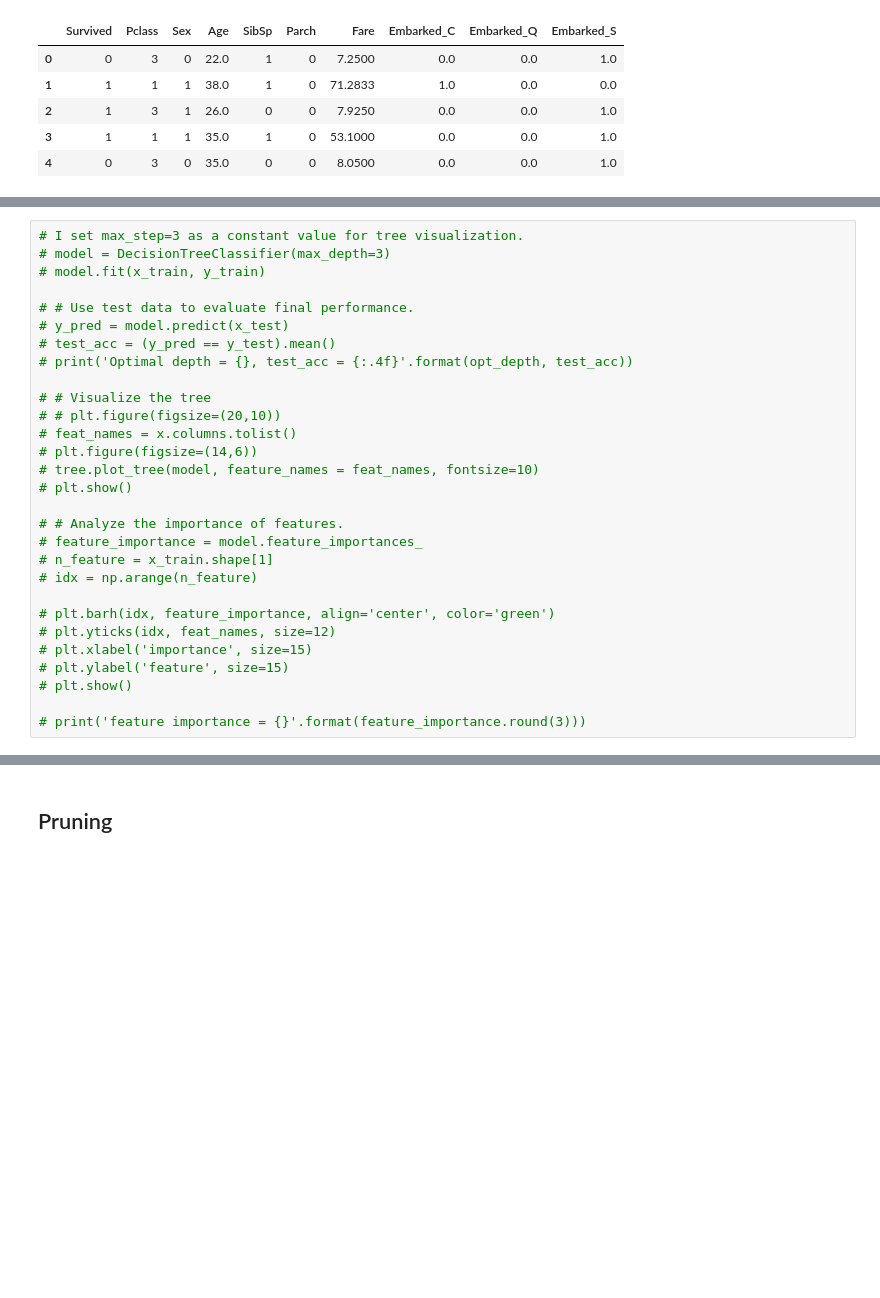
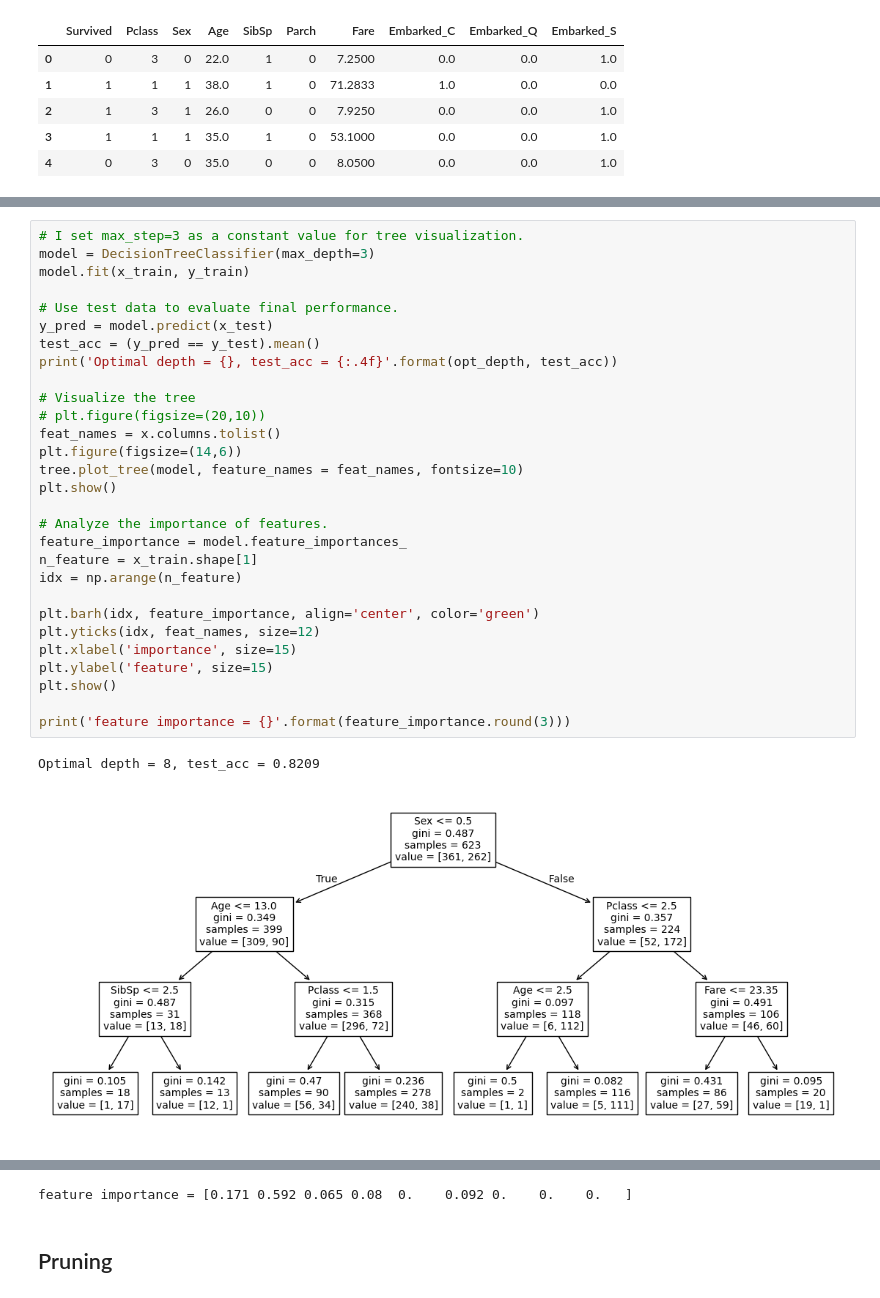
Before and after one commit to antheaxw/1-DAC-Curriculum, a Jupyter notebook: DAC-006_Machine_Learning/DAC-006-Intro_to_ML_Session_2_Student.ipynb, the cells around one changed output, grey strips where cells are left out. Cells and saved outputs as stored; diff of their text form; blank space fills up the shorter version.

```diff
--- a/DAC-006_Machine_Learning/DAC-006-Intro_to_ML_Session_2_Student.ipynb
+++ b/DAC-006_Machine_Learning/DAC-006-Intro_to_ML_Session_2_Student.ipynb
@@ -231,29 +241,32 @@ df.head()
 # %%
 # I set max_step=3 as a constant value for tree visualization.
-# model = DecisionTreeClassifier(max_depth=3)
-# model.fit(x_train, y_train)
+model = DecisionTreeClassifier(max_depth=3)
+model.fit(x_train, y_train)
 
-# # Use test data to evaluate final performance.
-# y_pred = model.predict(x_test)
-# test_acc = (y_pred == y_test).mean()
-# print('Optimal depth = {}, test_acc = {:.4f}'.format(opt_depth, test_acc))
+# Use test data to evaluate final performance.
+y_pred = model.predict(x_test)
+test_acc = (y_pred == y_test).mean()
+print('Optimal depth = {}, test_acc = {:.4f}'.format(opt_depth, test_acc))
 
-# # Visualize the tree
-# # plt.figure(figsize=(20,10))
-# feat_names = x.columns.tolist()
-# plt.figure(figsize=(14,6))
-# tree.plot_tree(model, feature_names = feat_names, fontsize=10)
-# plt.show()
+# Visualize the tree
+# plt.figure(figsize=(20,10))
+feat_names = x.columns.tolist()
+plt.figure(figsize=(14,6))
+tree.plot_tree(model, feature_names = feat_names, fontsize=10)
+plt.show()
 
-# # Analyze the importance of features.
-# feature_importance = model.feature_importances_
-# n_feature = x_train.shape[1]
-# idx = np.arange(n_feature)
+# Analyze the importance of features.
+feature_importance = model.feature_importances_
+n_feature = x_train.shape[1]
+idx = np.arange(n_feature)
 
-# plt.barh(idx, feature_importance, align='center', color='green')
-# plt.yticks(idx, feat_names, size=12)
-# plt.xlabel('importance', size=15)
-# plt.ylabel('feature', size=15)
-# plt.show()
+plt.barh(idx, feature_importance, align='center', color='green')
+plt.yticks(idx, feat_names, size=12)
+plt.xlabel('importance', size=15)
+plt.ylabel('feature', size=15)
+plt.show()
 
-# print('feature importance = {}'.format(feature_importance.round(3)))
+print('feature importance = {}'.format(feature_importance.round(3)))
+# %% [output]
+Optimal depth = 8, test_acc = 0.8209
+[figure, added]
@@ -260,3 +274,4 @@ df.head()
+feature importance = [0.171 0.592 0.065 0.08  0.    0.092 0.    0.    0.   ]
 # %% [markdown]
 ## Pruning
 # %% [markdown]
```
Also changed, not shown: parts of 15 cells of this notebook.
